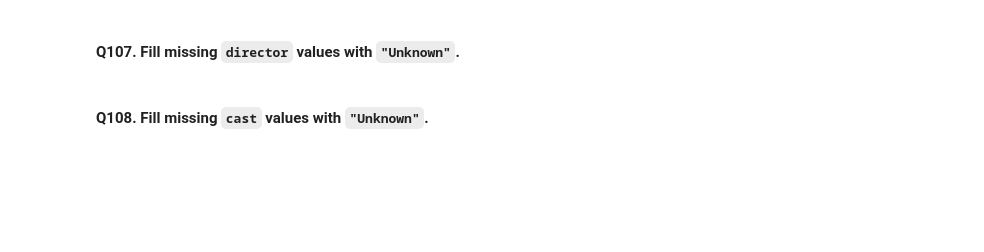
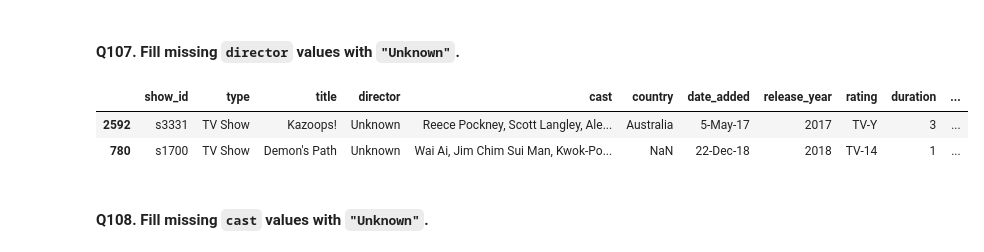
Before and after one commit to Kaini9/Netflix_Dataset_Pandas_125_Questions, a Jupyter notebook: netflix_125_question_workbook.ipynb, the cells around one changed output. Saved outputs shown, nothing was run; the diff lists cells and outputs as text; code cells hidden in the pictures; blank space fills up the shorter version.

```diff
--- a/netflix_125_question_workbook.ipynb
+++ b/netflix_125_question_workbook.ipynb
@@ -1801,6 +1817,13 @@ dtype: float64
 #### Q107. Fill missing `director` values with `"Unknown"`.
 # %%
 # Your answer here
+df.loc[df["director"].isna(),"director"]="Unknown"
+# %%
+df.loc[df["director"]=="Unknown"].sample(2)
+# %% [output]
+|  | show_id | type | title | director | cast | country | date_added | release_year | rating | duration | ... |
+| 2592 | s3331 | TV Show | Kazoops! | Unknown | Reece Pockney, Scott Langley, Ale... | Australia | 5-May-17 | 2017 | TV-Y | 3 | ... |
+| 780 | s1700 | TV Show | Demon's Path | Unknown | Wai Ai, Jim Chim Sui Man, Kwok-Po... | NaN | 22-Dec-18 | 2018 | TV-14 | 1 | ... |
 # %% [markdown]
 #### Q108. Fill missing `cast` values with `"Unknown"`.
 # %%
```
Also changed, not shown: parts of 38 cells of this notebook.
